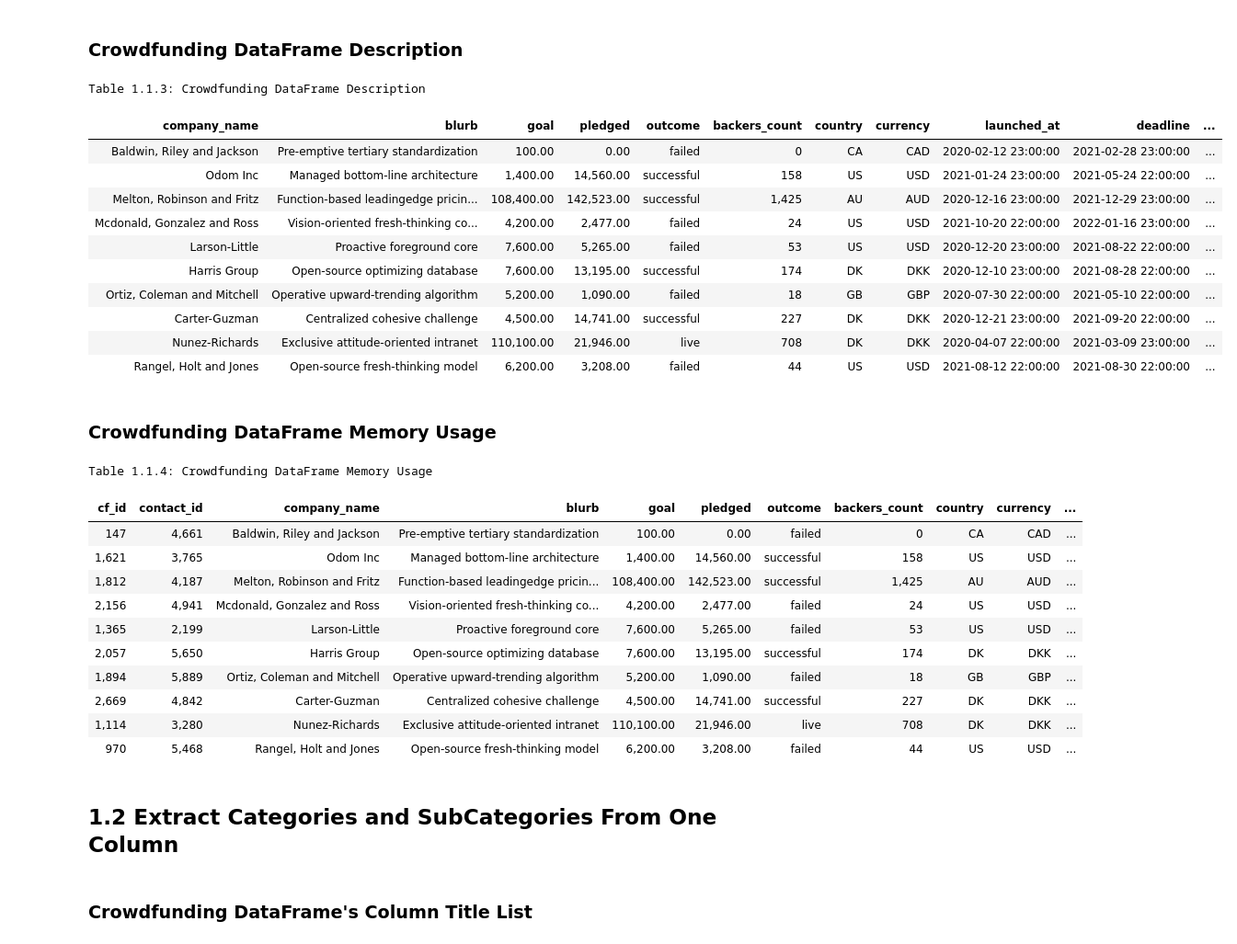
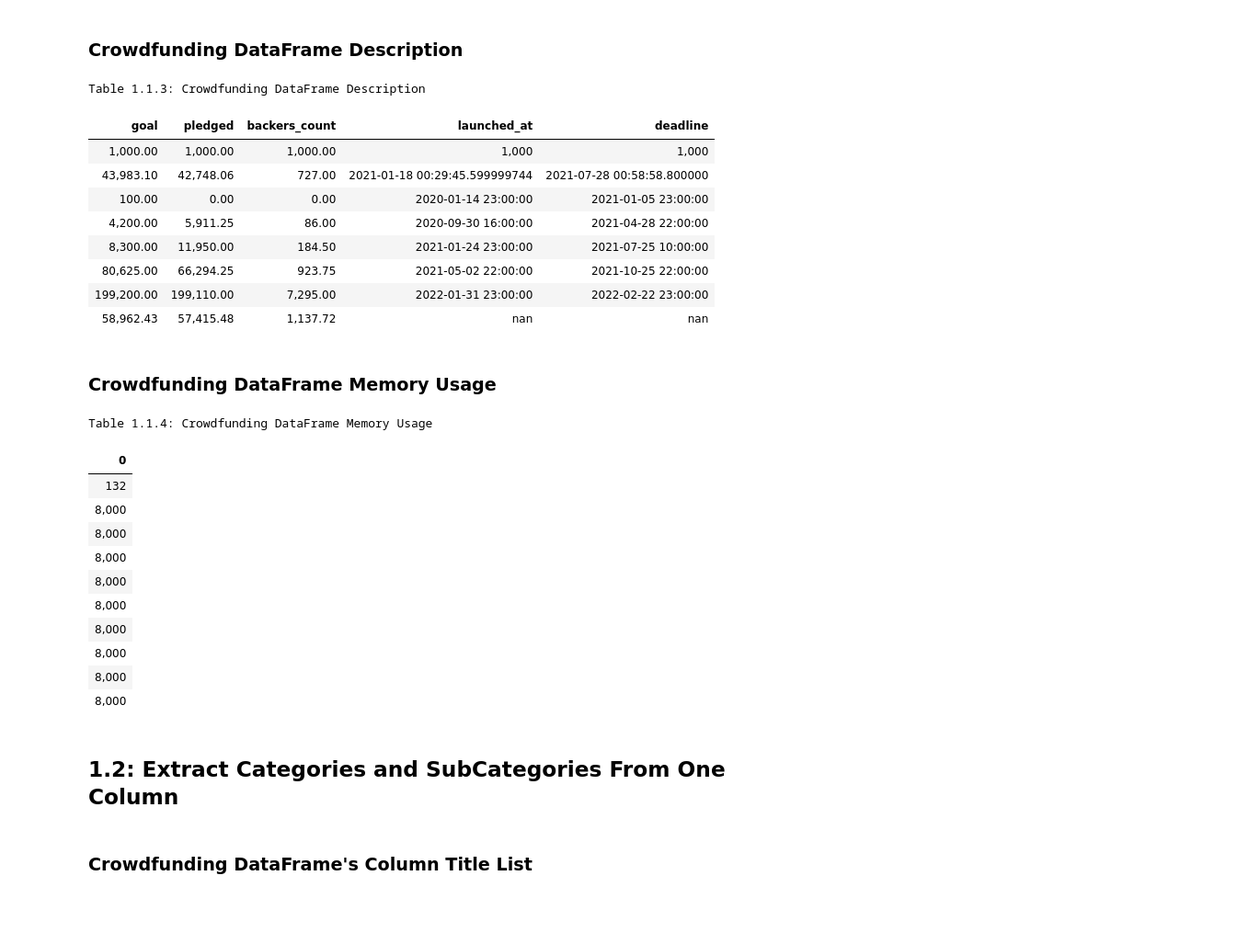
Before and after one commit to njgeorge000158/Crowdfunding-ETL, a Jupyter notebook: crowdfunding_etl.ipynb, the cells around one changed output. Shown at 92% size. Saved outputs shown, nothing was run; the diff lists cells and outputs as text; code cells hidden in the pictures; blank space fills up the shorter version.

```diff
--- a/crowdfunding_etl.ipynb
+++ b/crowdfunding_etl.ipynb
@@ -139,41 +139,40 @@ memory usage: 103.6+ KB
 ### Crowdfunding DataFrame Description
 # %%
 pandasx.return_formatted_table \
-    (crowdfunding_dataframe, 'Table 1.1.3: Crowdfunding DataFrame Description') \
+    (crowdfunding_dataframe.describe(), 'Table 1.1.3: Crowdfunding DataFrame Description') \
         .hide(['cf_id', 'contact_id'], axis = 1)
 # %% [output]
 Table 1.1.3: Crowdfunding DataFrame Description
-| company_name | blurb | goal | pledged | outcome | backers_count | country | currency | launched_at | deadline | ... |
-| Baldwin, Riley and Jackson | Pre-emptive tertiary standardization | 100.00 | 0.00 | failed | 0 | CA | CAD | 2020-02-12 23:00:00 | 2021-02-28 23:00:00 | ... |
-| Odom Inc | Managed bottom-line architecture | 1,400.00 | 14,560.00 | successful | 158 | US | USD | 2021-01-24 23:00:00 | 2021-05-24 22:00:00 | ... |
-| Melton, Robinson and Fritz | Function-based leadingedge pricin... | 108,400.00 | 142,523.00 | successful | 1,425 | AU | AUD | 2020-12-16 23:00:00 | 2021-12-29 23:00:00 | ... |
-| Mcdonald, Gonzalez and Ross | Vision-oriented fresh-thinking co... | 4,200.00 | 2,477.00 | failed | 24 | US | USD | 2021-10-20 22:00:00 | 2022-01-16 23:00:00 | ... |
-| Larson-Little | Proactive foreground core | 7,600.00 | 5,265.00 | failed | 53 | US | USD | 2020-12-20 23:00:00 | 2021-08-22 22:00:00 | ... |
-| Harris Group | Open-source optimizing database | 7,600.00 | 13,195.00 | successful | 174 | DK | DKK | 2020-12-10 23:00:00 | 2021-08-28 22:00:00 | ... |
-| Ortiz, Coleman and Mitchell | Operative upward-trending algorithm | 5,200.00 | 1,090.00 | failed | 18 | GB | GBP | 2020-07-30 22:00:00 | 2021-05-10 22:00:00 | ... |
-| Carter-Guzman | Centralized cohesive challenge | 4,500.00 | 14,741.00 | successful | 227 | DK | DKK | 2020-12-21 23:00:00 | 2021-09-20 22:00:00 | ... |
-| Nunez-Richards | Exclusive attitude-oriented intranet | 110,100.00 | 21,946.00 | live | 708 | DK | DKK | 2020-04-07 22:00:00 | 2021-03-09 23:00:00 | ... |
-| Rangel, Holt and Jones | Open-source fresh-thinking model | 6,200.00 | 3,208.00 | failed | 44 | US | USD | 2021-08-12 22:00:00 | 2021-08-30 22:00:00 | ... |
+| goal | pledged | backers_count | launched_at | deadline |
+| 1,000.00 | 1,000.00 | 1,000.00 | 1,000 | 1,000 |
+| 43,983.10 | 42,748.06 | 727.00 | 2021-01-18 00:29:45.599999744 | 2021-07-28 00:58:58.800000 |
+| 100.00 | 0.00 | 0.00 | 2020-01-14 23:00:00 | 2021-01-05 23:00:00 |
+| 4,200.00 | 5,911.25 | 86.00 | 2020-09-30 16:00:00 | 2021-04-28 22:00:00 |
+| 8,300.00 | 11,950.00 | 184.50 | 2021-01-24 23:00:00 | 2021-07-25 10:00:00 |
+| 80,625.00 | 66,294.25 | 923.75 | 2021-05-02 22:00:00 | 2021-10-25 22:00:00 |
+| 199,200.00 | 199,110.00 | 7,295.00 | 2022-01-31 23:00:00 | 2022-02-22 23:00:00 |
+| 58,962.43 | 57,415.48 | 1,137.72 | nan | nan |
 # %% [markdown]
 ### Crowdfunding DataFrame Memory Usage
 # %%
 pandasx.return_formatted_table \
-    (crowdfunding_dataframe, 'Table 1.1.4: Crowdfunding DataFrame Memory Usage')
+    (crowdfunding_dataframe.memory_usage().to_frame(),
+     'Table 1.1.4: Crowdfunding DataFrame Memory Usage')
 # %% [output]
 Table 1.1.4: Crowdfunding DataFrame Memory Usage
-| cf_id | contact_id | company_name | blurb | goal | pledged | outcome | backers_count | country | currency | ... |
-| 147 | 4,661 | Baldwin, Riley and Jackson | Pre-emptive tertiary standardization | 100.00 | 0.00 | failed | 0 | CA | CAD | ... |
-| 1,621 | 3,765 | Odom Inc | Managed bottom-line architecture | 1,400.00 | 14,560.00 | successful | 158 | US | USD | ... |
-| 1,812 | 4,187 | Melton, Robinson and Fritz | Function-based leadingedge pricin... | 108,400.00 | 142,523.00 | successful | 1,425 | AU | AUD | ... |
-| 2,156 | 4,941 | Mcdonald, Gonzalez and Ross | Vision-oriented fresh-thinking co... | 4,200.00 | 2,477.00 | failed | 24 | US | USD | ... |
-| 1,365 | 2,199 | Larson-Little | Proactive foreground core | 7,600.00 | 5,265.00 | failed | 53 | US | USD | ... |
-| 2,057 | 5,650 | Harris Group | Open-source optimizing database | 7,600.00 | 13,195.00 | successful | 174 | DK | DKK | ... |
-| 1,894 | 5,889 | Ortiz, Coleman and Mitchell | Operative upward-trending algorithm | 5,200.00 | 1,090.00 | failed | 18 | GB | GBP | ... |
-| 2,669 | 4,842 | Carter-Guzman | Centralized cohesive challenge | 4,500.00 | 14,741.00 | successful | 227 | DK | DKK | ... |
-| 1,114 | 3,280 | Nunez-Richards | Exclusive attitude-oriented intranet | 110,100.00 | 21,946.00 | live | 708 | DK | DKK | ... |
-| 970 | 5,468 | Rangel, Holt and Jones | Open-source fresh-thinking model | 6,200.00 | 3,208.00 | failed | 44 | US | USD | ... |
+| 0 |
+| 132 |
+| 8,000 |
+| 8,000 |
+| 8,000 |
+| 8,000 |
+| 8,000 |
+| 8,000 |
+| 8,000 |
+| 8,000 |
+| 8,000 |
 # %% [markdown]
-## **1.2 Extract Categories and SubCategories From One Column**
+## **1.2: Extract Categories and SubCategories From One Column**
 # %% [markdown]
 ### Crowdfunding DataFrame's Column Title List
 # %%
```
Also changed, not shown: parts of 15 cells of this notebook.
